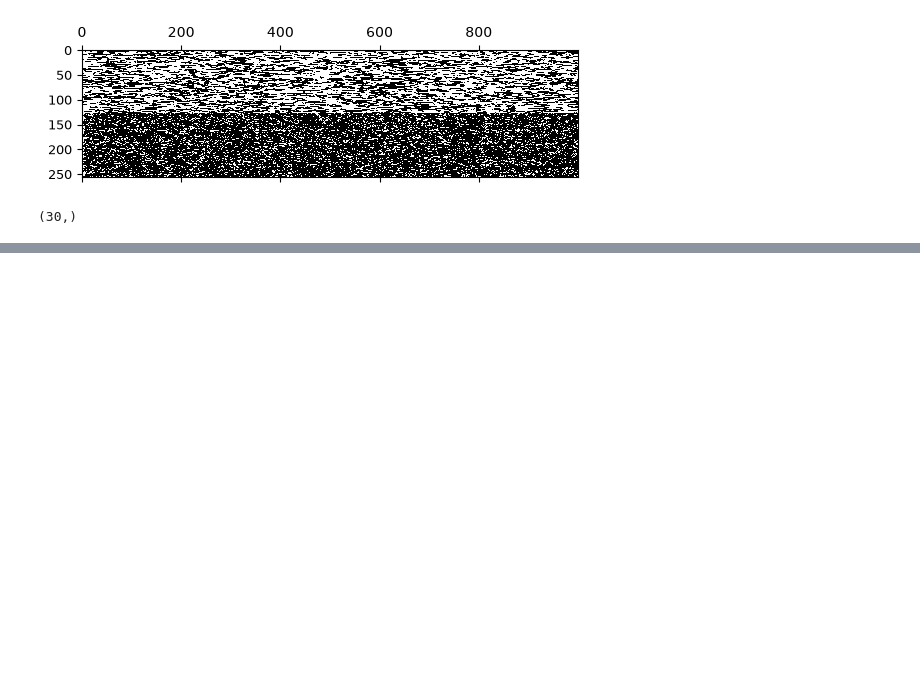
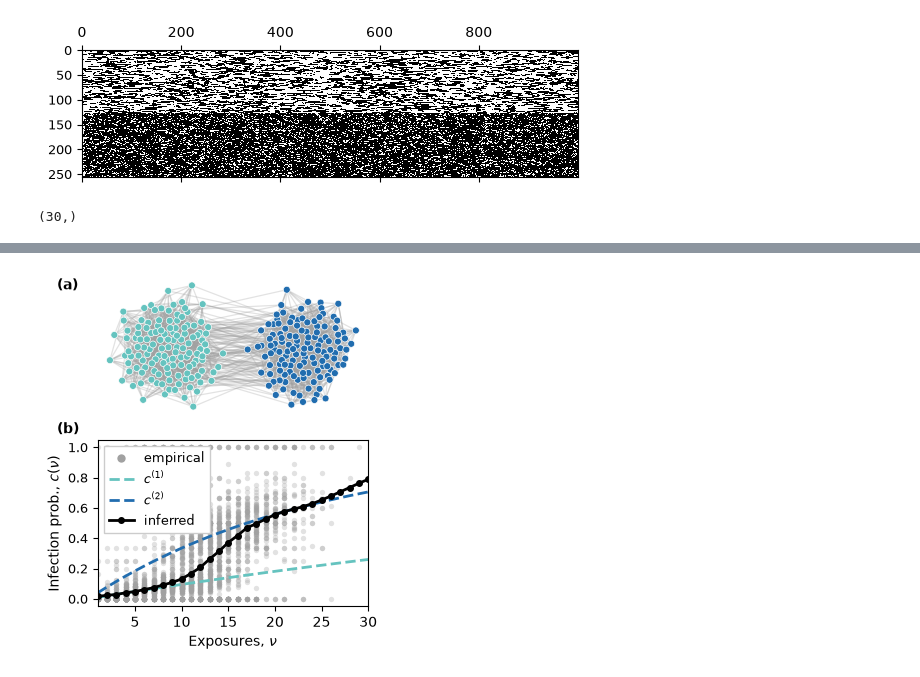
Before and after one commit to kaiser-dan/heterogeneous-infection-kernels, a Jupyter notebook: fig-scripts/plot_fig1.ipynb, the cells around one changed output, grey strips where cells are left out. Saved outputs shown, nothing was run; the diff lists cells and outputs as text; code cells hidden in the pictures; blank space fills up the shorter version.

```diff
--- a/fig-scripts/plot_fig1.ipynb
+++ b/fig-scripts/plot_fig1.ipynb
@@ -181,0 +86,78 @@ plt.show()
+# %%
+RESULTS_DIR = Path("../results/complexity/")
+
+fig, axs = plt.subplots(
+    2,1,
+    figsize=(3.375, 3.8),
+    constrained_layout=True,
+    gridspec_kw={"height_ratios": [1, 1.25], "hspace": 0.05},
+)
+
+# PANEL A - network visualization
+ax_a = axs[0]
+
+G = nx.from_numpy_array(A)
+
+init_pos = {}
+for i in range(n):
+    x0 = -1.0 if i < n // 2 else 1.0
+    init_pos[i] = (x0 + np.random.normal(0, 0.05),
+                   np.random.normal(0, 0.5))
+
+pos = nx.spring_layout(G, pos=init_pos, k=0.35, iterations=80, seed=11)
+pos_arr = np.array([pos[i] for i in range(n)])
+cx0 = pos_arr[:n//2, 0].mean()
+cx1 = pos_arr[n//2:, 0].mean()
+gap = 1.0
+if cx1 - cx0 < gap:
+    shift = (gap - (cx1 - cx0)) / 2
+    for i in range(n//2):
+        pos[i] = (pos[i][0] - shift, pos[i][1])
+    for i in range(n//2, n):
+        pos[i] = (pos[i][0] + shift, pos[i][1])
+
+palette = [fs.palette[2], fs.palette[4]]
+node_colors = [palette[labels[i]] for i in range(n)]
+
+# draw edges
+nx.draw_networkx_edges(G, pos, edgelist=[(u,v) for u, v in G.edges()], ax=ax_a,
+                       width=0.9, alpha=0.30, edge_color='#a1a1a1')
+
+# draw nodes
+nx.draw_networkx_nodes(G, pos, ax=ax_a,
+                       node_color=node_colors,
+                       node_size=25, linewidths=0.5,
+                       edgecolors='white')
+
+ax_a.margins(0.0)
+ax_a.axis('off')
+ax_a.text(-0.15, 0.9, '(a)', transform=ax_a.transAxes,
+          fontweight='bold', va='bottom', ha='left')
+
+# PANEL B - empirical infection data + kernels
+ax_b = axs[1]
+
+nus = range(1, kmax+1)
+ax_b.scatter(empirical_nus, empirical_infection, color='#a1a1a1', alpha=0.3, linewidth=0.0, s=15)
+ax_b.plot(nus, simple_kernel(beta1, kmax), color=fs.palette[2], linestyle='--', linewidth=2.0)
+ax_b.plot(nus, simple_kernel(beta2, kmax), color=fs.palette[4], linestyle='--', linewidth=2.0)
+ax_b.plot(nus, mu, color='black', linewidth=2.0, marker='o', markersize=4)
+
+ax_b.set_xlim(1, kmax)
+ax_b.set_xlabel('Exposures, $\\nu$')
+ax_b.set_ylabel('Infection prob., $c(\\nu)$')
+
+empirical_grey = mlines.Line2D([], [], label="empirical", linewidth=0.0, marker='o', markerfacecolor='#a1a1a1', markeredgewidth=0.0)
+beta1_blue     = mlines.Line2D([], [], label="$c^{(1)}$", linestyle='--', color=fs.palette[2], linewidth=2.0)
+beta2_blue     = mlines.Line2D([], [], label="$c^{(2)}$", linestyle='--', color=fs.palette[4], linewidth=2.0)
+np_black       = mlines.Line2D([], [], label="inferred", marker='o', markersize=4, color='black', linewidth=2.0)
+ax_b.legend(handles=[empirical_grey, beta1_blue, beta2_blue, np_black], handlelength=2.0, framealpha=1.0, loc='upper left', fancybox=False)
+ax_b.text(-0.15, 1.02, '(b)', transform=ax_b.transAxes,
+          fontweight='bold', va='bottom', ha='left')
+
+plt.savefig('../figs/fig1.svg', bbox_inches='tight')
+plt.savefig('../figs/fig1.pdf', bbox_inches='tight')
+
+plt.show()
+# %% [output]
+[figure, added]
```
Also changed, not shown: parts of 1 cell of this notebook, 14 other files.
